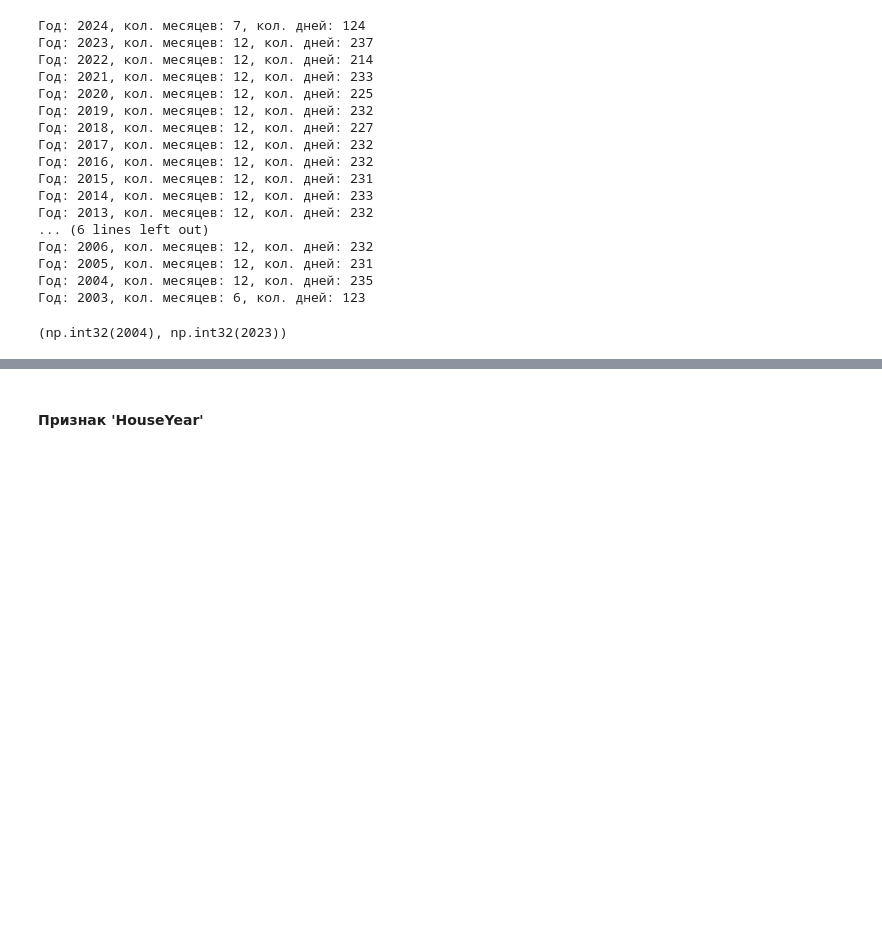
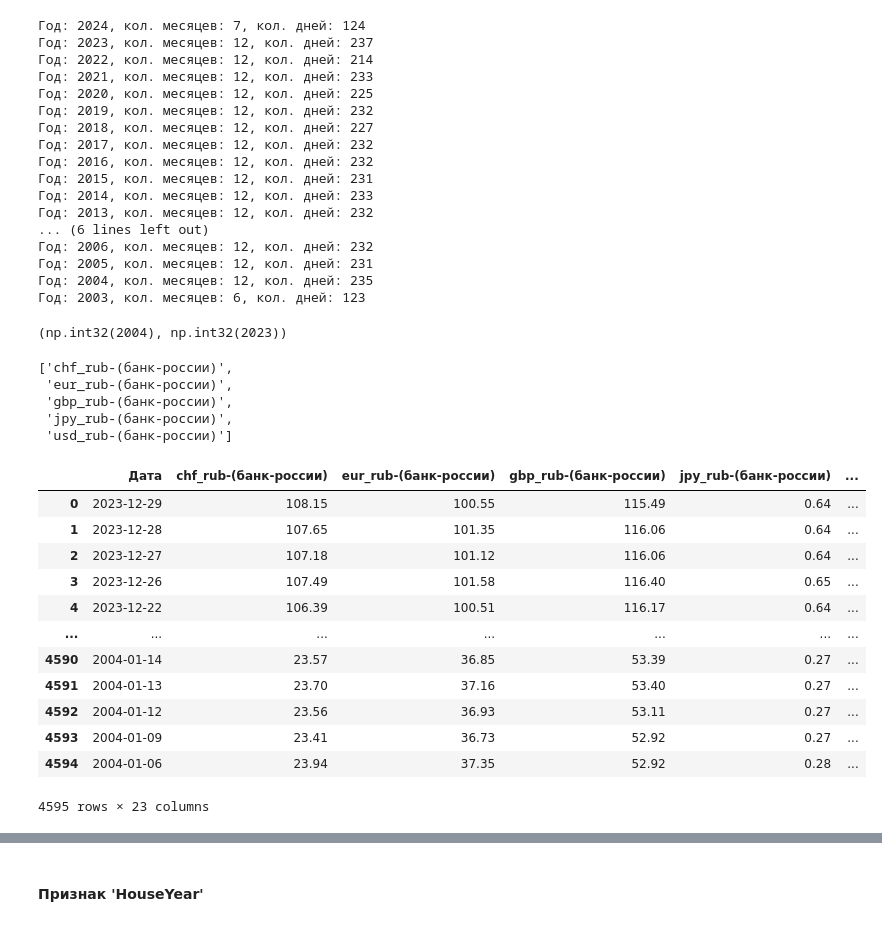
Before and after one commit to uc20100/Diplom-2024, a Jupyter notebook: diplom_2024.ipynb, the cells around one changed output, grey strips where cells are left out. Cells and saved outputs as stored; diff of their text form; code cells hidden in the pictures; blank space fills up the shorter version.

Commit message:
Добавил вычисление среднего курса валют по годам

```diff
--- a/diplom_2024.ipynb
+++ b/diplom_2024.ipynb
@@ -485,5 +488,56 @@ X = train_data.loc[~train_data['Year'].isin(not_correct_year_list)]
 (X['Year'].min(), X['Year'].max())
 # %% [output]
 (np.int32(2004), np.int32(2023))
+# %%
+# Создадим список валют
+currency_list = [column for column in train_data if '_' in column]
+currency_list
+# %% [output]
+['chf_rub-(банк-россии)',
+ 'eur_rub-(банк-россии)',
+ 'gbp_rub-(банк-россии)',
+ 'jpy_rub-(банк-россии)',
+ 'usd_rub-(банк-россии)']
+# %%
+def create_target(df, currency_list):
+    '''
+    Функция создает таргеты (целевая переменная), среднее значение (год, пол года, квартал, неделя)
+
+    :param  df: исследуемый датафрейм,
+    :param  currency_list: список валют,
+    :return: возвращает датафрейм с таргетами, название колонок которые добавили.
+    '''
+
+    target_name_list = []
+    x = df.copy()
+
+    # Вычислим среднее значение за год
+    for item in currency_list:
+        # Оставляем в тексте только латиницу и нижний слеш
+        item_text = re.sub(r'[^a-z_]', '', item)
+        new_name_columns = f'{item_text}-mean-year'.replace('_', '-')
+        target_name_list.append(new_name_columns)
+        item_mean_year = df.groupby(['Year']).agg({item:'mean'}).rename(columns={item:new_name_columns})
+        x = x.merge(item_mean_year, on=['Year'], how='left')
+
+    return x, target_name_list
+# %%
+X, target_name_list = create_target(X, currency_list)
+# %%
+X
+# %% [output]
+|  | Дата | chf_rub-(банк-россии) | eur_rub-(банк-россии) | gbp_rub-(банк-россии) | jpy_rub-(банк-россии) | ... |
+| 0 | 2023-12-29 | 108.15 | 100.55 | 115.49 | 0.64 | ... |
+| 1 | 2023-12-28 | 107.65 | 101.35 | 116.06 | 0.64 | ... |
+| 2 | 2023-12-27 | 107.18 | 101.12 | 116.06 | 0.64 | ... |
+| 3 | 2023-12-26 | 107.49 | 101.58 | 116.40 | 0.65 | ... |
+| 4 | 2023-12-22 | 106.39 | 100.51 | 116.17 | 0.64 | ... |
+| ... | ... | ... | ... | ... | ... | ... |
+| 4590 | 2004-01-14 | 23.57 | 36.85 | 53.39 | 0.27 | ... |
+| 4591 | 2004-01-13 | 23.70 | 37.16 | 53.40 | 0.27 | ... |
+| 4592 | 2004-01-12 | 23.56 | 36.93 | 53.11 | 0.27 | ... |
+| 4593 | 2004-01-09 | 23.41 | 36.73 | 52.92 | 0.27 | ... |
+| 4594 | 2004-01-06 | 23.94 | 37.35 | 52.92 | 0.28 | ... |
+4595 rows × 23 columns
 # %%
 [col for col in df.columns if col not in ("Exclude1", "Exclude2")]
```
Also changed, not shown: parts of 2 cells of this notebook.
